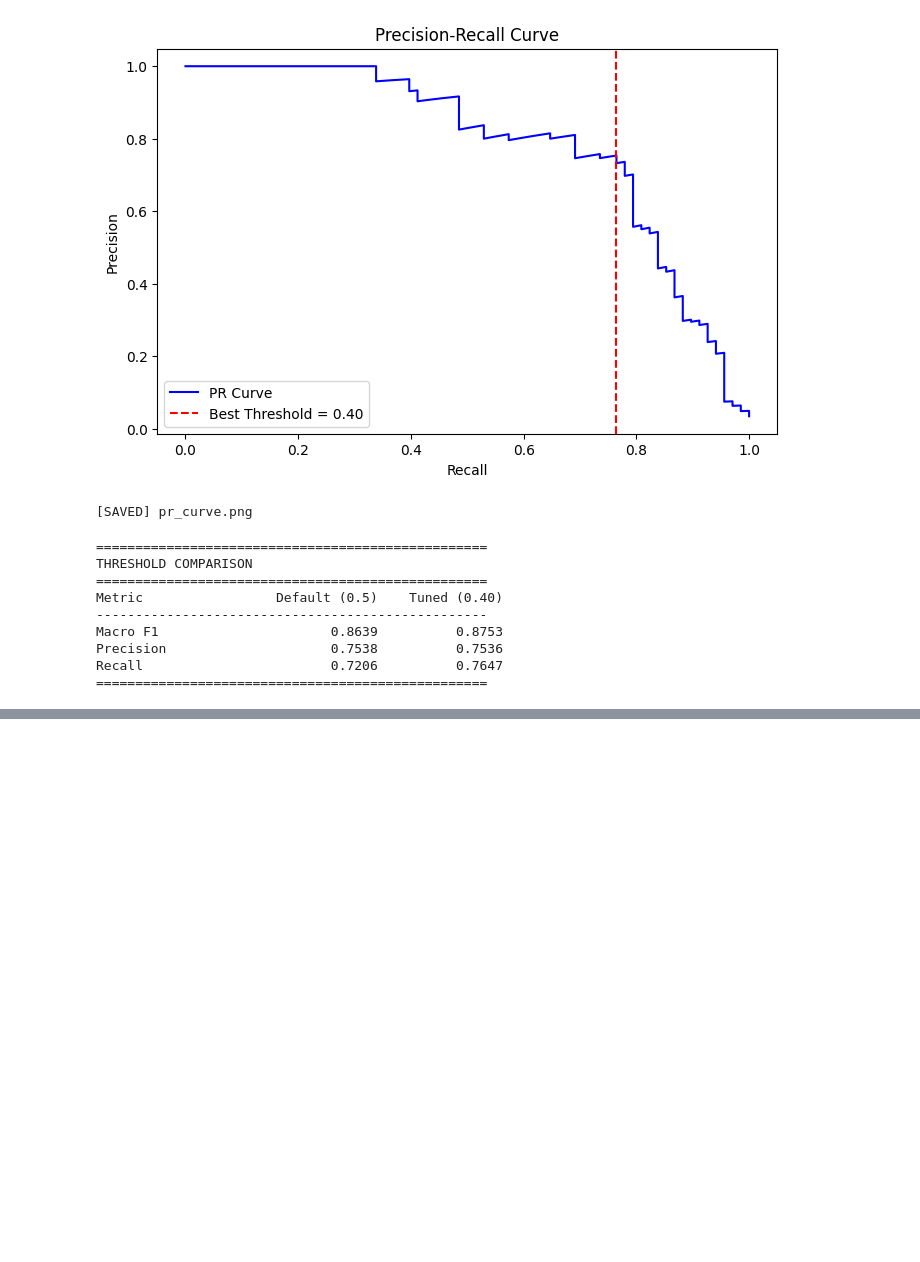
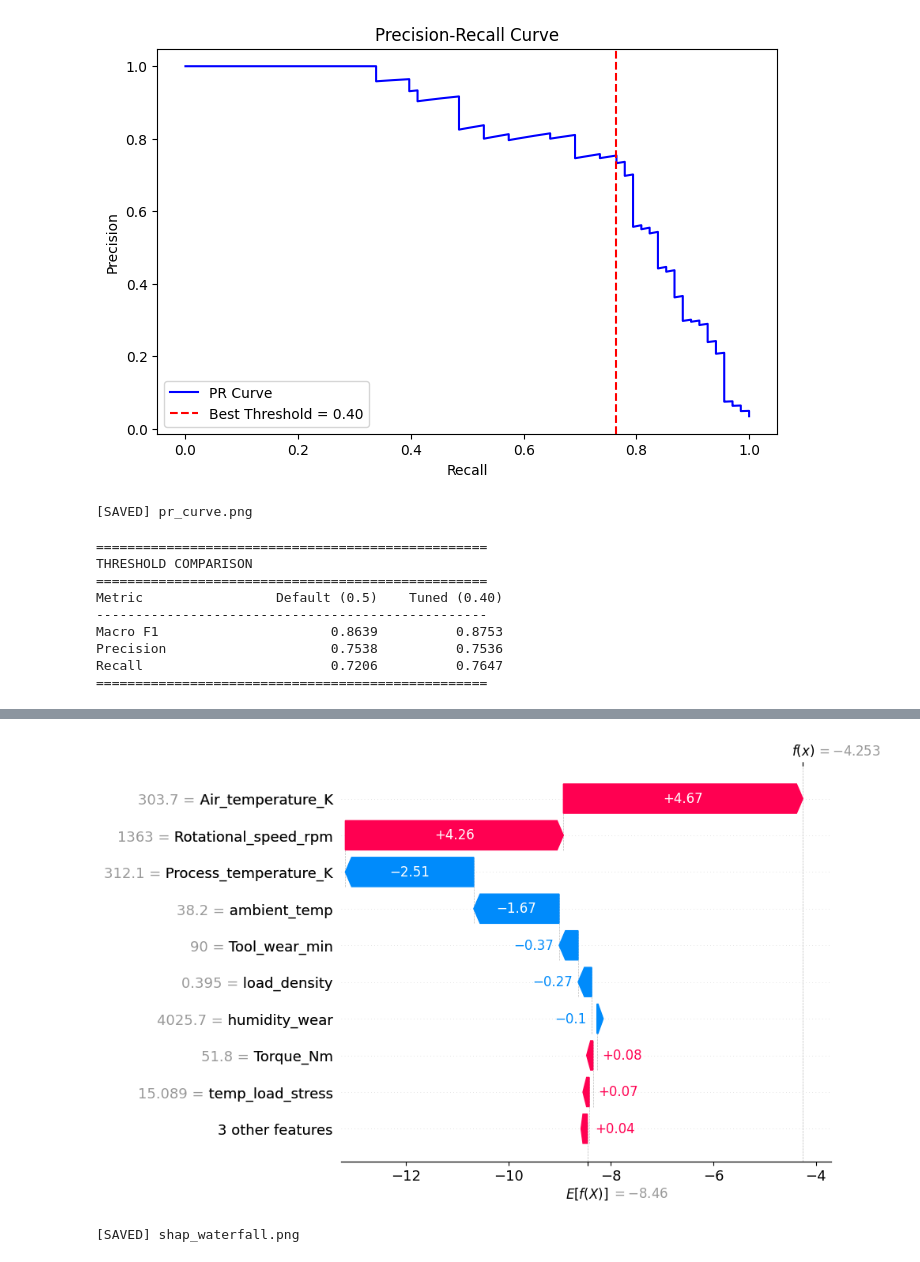
Before and after one commit to Swayam085/predictive-maintenance, a Jupyter notebook: notebooks/03_model.ipynb, the cells around one changed output, grey strips where cells are left out. Saved outputs shown, nothing was run; the diff lists cells and outputs as text; code cells hidden in the pictures; blank space fills up the shorter version.

```diff
--- a/notebooks/03_model.ipynb
+++ b/notebooks/03_model.ipynb
@@ -639,0 +674,19 @@ Noise 0.20 → Mean F1: 0.8594 ± 0.0119
+# %%
+# Sabse interesting case — ek actual failure ka explanation
+failure_idx = np.where(y_te == 1)[0][0]
+
+shap.waterfall_plot(
+    shap.Explanation(
+        values=shap_values[failure_idx],
+        base_values=explainer.expected_value,
+        data=X_te.iloc[failure_idx],
+        feature_names=list(X_te.columns)
+    ),
+    show=False
+)
+plt.savefig('../reports/figures/shap_waterfall.png', bbox_inches='tight')
+plt.show()
+print("[SAVED] shap_waterfall.png")
+# %% [output]
+[figure, added]
+[SAVED] shap_waterfall.png
```
Also changed, not shown: parts of 10 cells of this notebook, 6 other files.
